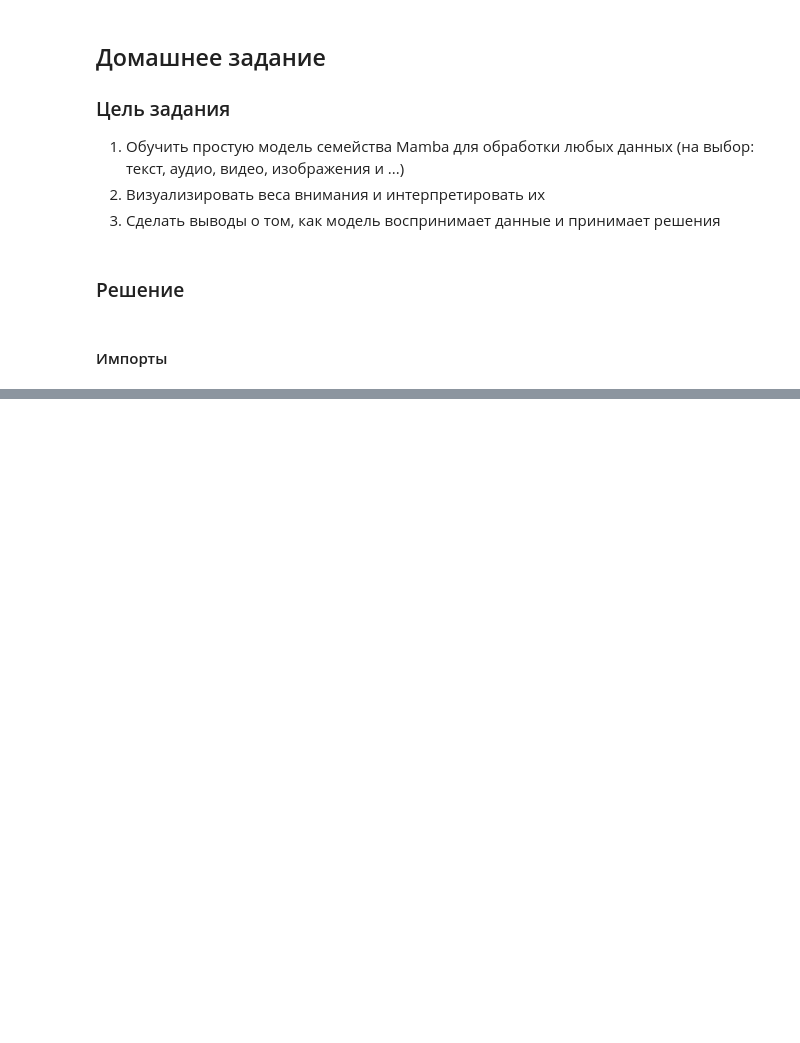
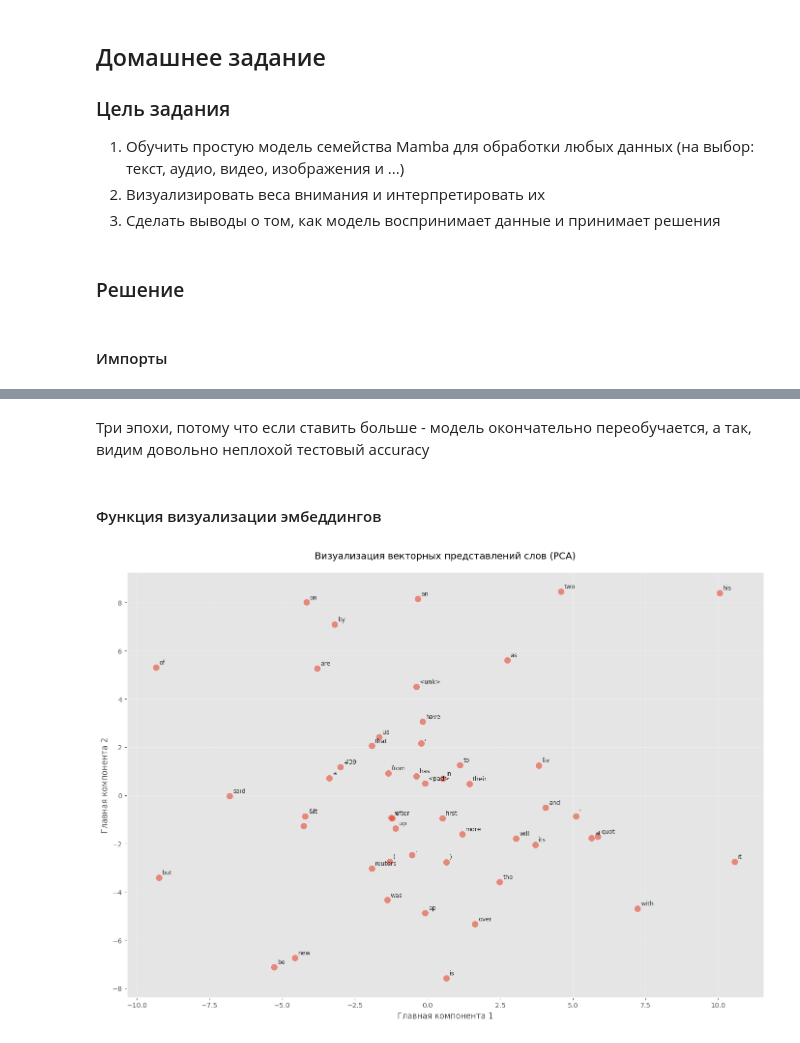
Before and after one commit to litvinovmitch11/HSE_Fundamentals_of_DL_2025, a Jupyter notebook: homework/5.ipynb, the cells around one changed output, grey strips where cells are left out. Saved outputs shown, nothing was run; the diff lists cells and outputs as text; code cells hidden in the pictures; blank space fills up the shorter version.

```diff
--- a/homework/5.ipynb
+++ b/homework/5.ipynb
@@ -190,0 +148,17 @@ Output after training: torch.Size([32, 128, 512])
+# %%
+class MambaClassifier(nn.Module):
+    def __init__(self, vocab_size, d_input=256, d_model=128, num_layers=3, num_classes=4):
+        super().__init__()
+        self.embedding = nn.Embedding(vocab_size, d_input, padding_idx=pad_idx)
+        self.mamba = Mamba(num_layers=num_layers, d_input=d_input, d_model=d_model)
+        self.fc_out = nn.Linear(d_input, num_classes)
+    def forward(self, x):
+        x = self.embedding(x)
+        x = self.mamba(x)
+        x = x.mean(dim=1)
+        return self.fc_out(x)
+
+device = torch.device("cuda" if torch.cuda.is_available() else "cpu")
+model = MambaClassifier(vocab_size=len(vocab), d_input=512, d_model=256, num_layers=6, num_classes=len(classes)).to(device)
+optimizer = optim.Adam(model.parameters(), lr=0.001)
+criterion = nn.CrossEntropyLoss()
@@ -190,0 +201,37 @@ Output after training: torch.Size([32, 128, 512])
+# %% [markdown]
+Три эпохи, потому что если ставить больше - модель окончательно переобучается, а так, видим довольно неплохой тестовый accuracy
+# %% [markdown]
+#### Функция визуализации эмбеддингов
+# %%
+def visualize_embeddings(model, words):
+    embeddings = model.embedding.weight.data.cpu().numpy()
+
+    # Уменьшаем размерность для визуализации
+    pca = PCA(n_components=2)
+    reduced = pca.fit_transform(embeddings[:len(words)])
+
+    plt.figure(figsize=(14, 10))
+    plt.scatter(reduced[:, 0], reduced[:, 1], alpha=0.6, edgecolors='w', linewidth=0.5, s=100)
+
+    for i, word in enumerate(words):
+        plt.annotate(word,
+                    (reduced[i, 0], reduced[i, 1]),
+                    textcoords="offset points",
+                    xytext=(5,5),
+                    ha='left',
+                    fontsize=9,
+                    alpha=0.8)
+
+    plt.title("Визуализация векторных представлений слов (PCA)", fontsize=14, pad=20)
+    plt.xlabel("Главная компонента 1", fontsize=12)
+    plt.ylabel("Главная компонента 2", fontsize=12)
+    plt.grid(True, alpha=0.3)
+    plt.tight_layout()
+    plt.show()
+
+
+# Берем первые 50 слов, хотя можно смотреть любые слова
+words = [vocab.get_itos()[i] for i in range(50)]
+visualize_embeddings(model, words)
+# %% [output]
+[figure, added]
```
Also changed, not shown: parts of 32 cells of this notebook, 2 other files.
